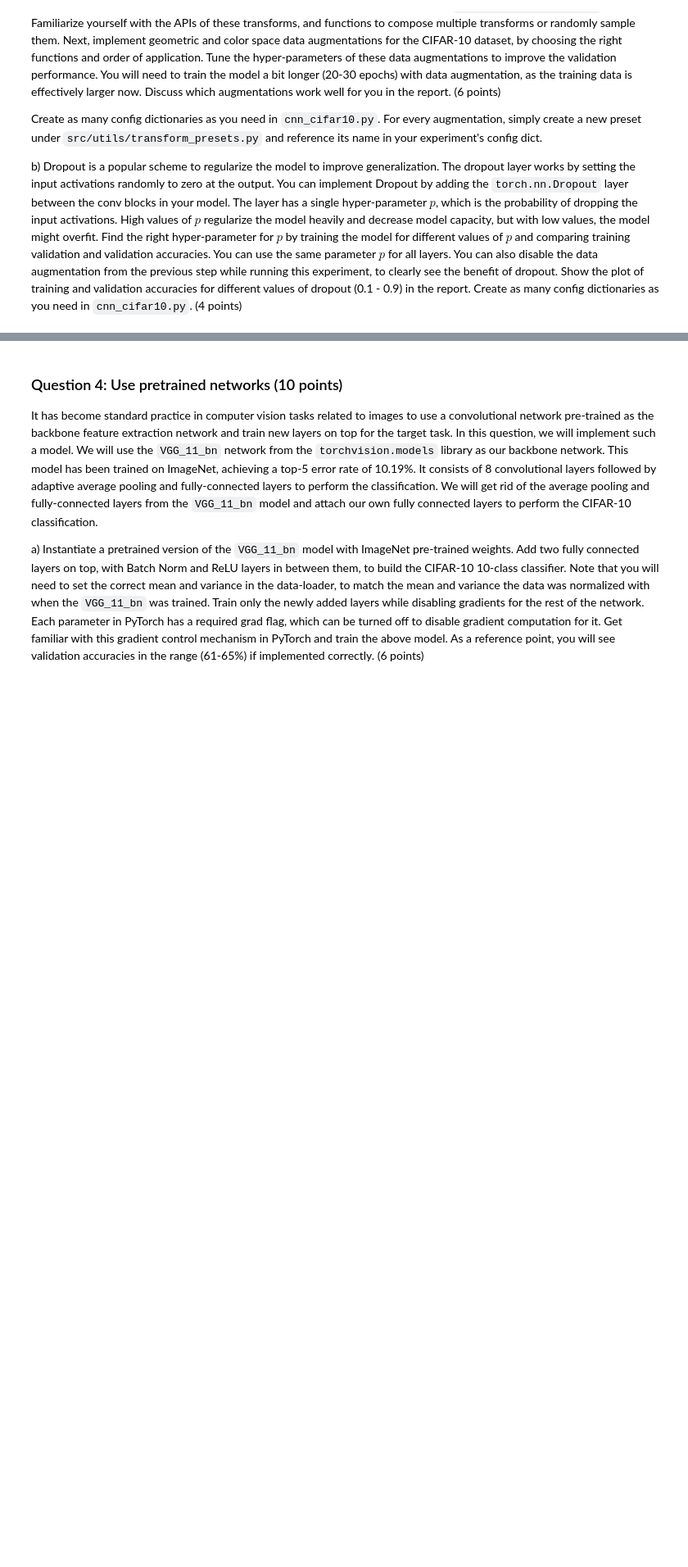
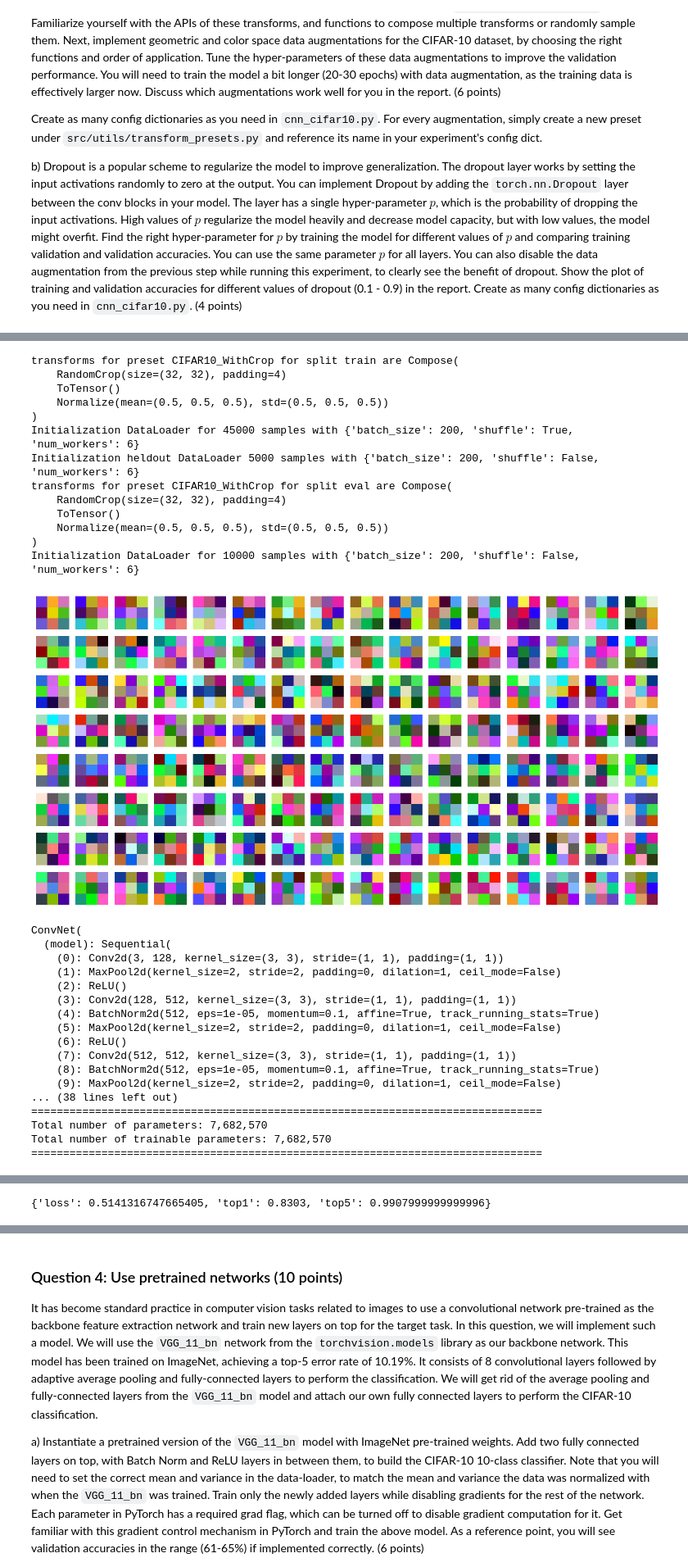
Before and after one commit to MoidHuda/HLCV_53, a Jupyter notebook: Assignment_3/exercise-3.ipynb, the cells around one changed output, grey strips where cells are left out. Shown at 82% size. Saved outputs shown, nothing was run; the diff lists cells and outputs as text; code cells hidden in the pictures; blank space fills up the shorter version.

```diff
--- a/Assignment_3/exercise-3.ipynb
+++ b/Assignment_3/exercise-3.ipynb
@@ -651,6 +668,6 @@ print(result)
 # %%
 from cfgs.exercise_3 import cnn_cifar10
-q3a_2_config = cnn_cifar10.q3a_aug1_experiment
+q3a_2_config = cnn_cifar10.q3a_aug2_experiment
 
 datamodule_class = q3a_2_config['datamodule']
 data_args = q3a_2_config['data_args']
@@ -667,30 +684,62 @@ valid_data_loader = dm.get_heldout_loader()
 # So we use the exact config from training and just modify these arguments
 test_data_args = deepcopy(data_args) # copy the args
 test_data_args['training'] = False
 test_data_args['shuffle'] = False
 test_data_args['heldout_split'] = 0.0
 
 # Now we initialize the test module with the modified config
 test_dm = datamodule_class(**test_data_args)
 test_loader = test_dm.get_loader() # and get the loader from it
 
 trainer_class = q3a_2_config['trainer_module']
 trainer_cnn = trainer_class(
     config = q3a_2_config,
     log_dir = ospj(PROJECT_ROOT,'Logs'),
     train_loader=train_data_loader,
     eval_loader=valid_data_loader,
 )
 
 trainer_cnn.model.VisualizeFilter()
 print(trainer_cnn.model)
 trainer_cnn.train()
 trainer_cnn.model.VisualizeFilter()
 
 path = './Saved/CIFAR10_CNN_3a_Aug2/last_model.pth'
 
 trainer_cnn.load_model(path=path)
 
 result = trainer_cnn.evaluate(loader=test_loader)
 
 print(result)
+# %% [output]
+transforms for preset CIFAR10_WithCrop for split train are Compose(
+    RandomCrop(size=(32, 32), padding=4)
+    ToTensor()
+    Normalize(mean=(0.5, 0.5, 0.5), std=(0.5, 0.5, 0.5))
+)
+Initialization DataLoader for 45000 samples with {'batch_size': 200, 'shuffle': True, 'num_workers': 6}
+Initialization heldout DataLoader 5000 samples with {'batch_size': 200, 'shuffle': False, 'num_workers': 6}
+transforms for preset CIFAR10_WithCrop for split eval are Compose(
+    RandomCrop(size=(32, 32), padding=4)
+    ToTensor()
+    Normalize(mean=(0.5, 0.5, 0.5), std=(0.5, 0.5, 0.5))
+)
+Initialization DataLoader for 10000 samples with {'batch_size': 200, 'shuffle': False, 'num_workers': 6}
+[figure, added]
+ConvNet(
+  (model): Sequential(
+    (0): Conv2d(3, 128, kernel_size=(3, 3), stride=(1, 1), padding=(1, 1))
+    (1): MaxPool2d(kernel_size=2, stride=2, padding=0, dilation=1, ceil_mode=False)
+    (2): ReLU()
+    (3): Conv2d(128, 512, kernel_size=(3, 3), stride=(1, 1), padding=(1, 1))
+    (4): BatchNorm2d(512, eps=1e-05, momentum=0.1, affine=True, track_running_stats=True)
+    (5): MaxPool2d(kernel_size=2, stride=2, padding=0, dilation=1, ceil_mode=False)
+    (6): ReLU()
+    (7): Conv2d(512, 512, kernel_size=(3, 3), stride=(1, 1), padding=(1, 1))
+    (8): BatchNorm2d(512, eps=1e-05, momentum=0.1, affine=True, track_running_stats=True)
+    (9): MaxPool2d(kernel_size=2, stride=2, padding=0, dilation=1, ceil_mode=False)
+... (38 lines left out)
+================================================================================
+Total number of parameters: 7,682,570
+Total number of trainable parameters: 7,682,570
+================================================================================
@@ -697,3 +747,4 @@ print(result)
+{'loss': 0.5141316747665405, 'top1': 0.8303, 'top5': 0.9907999999999996}
 # %%
 from cfgs.exercise_3 import cnn_cifar10
 q3a_3_config = cnn_cifar10.q3a_aug3_experiment
```
Also changed, not shown: parts of 13 cells of this notebook.
